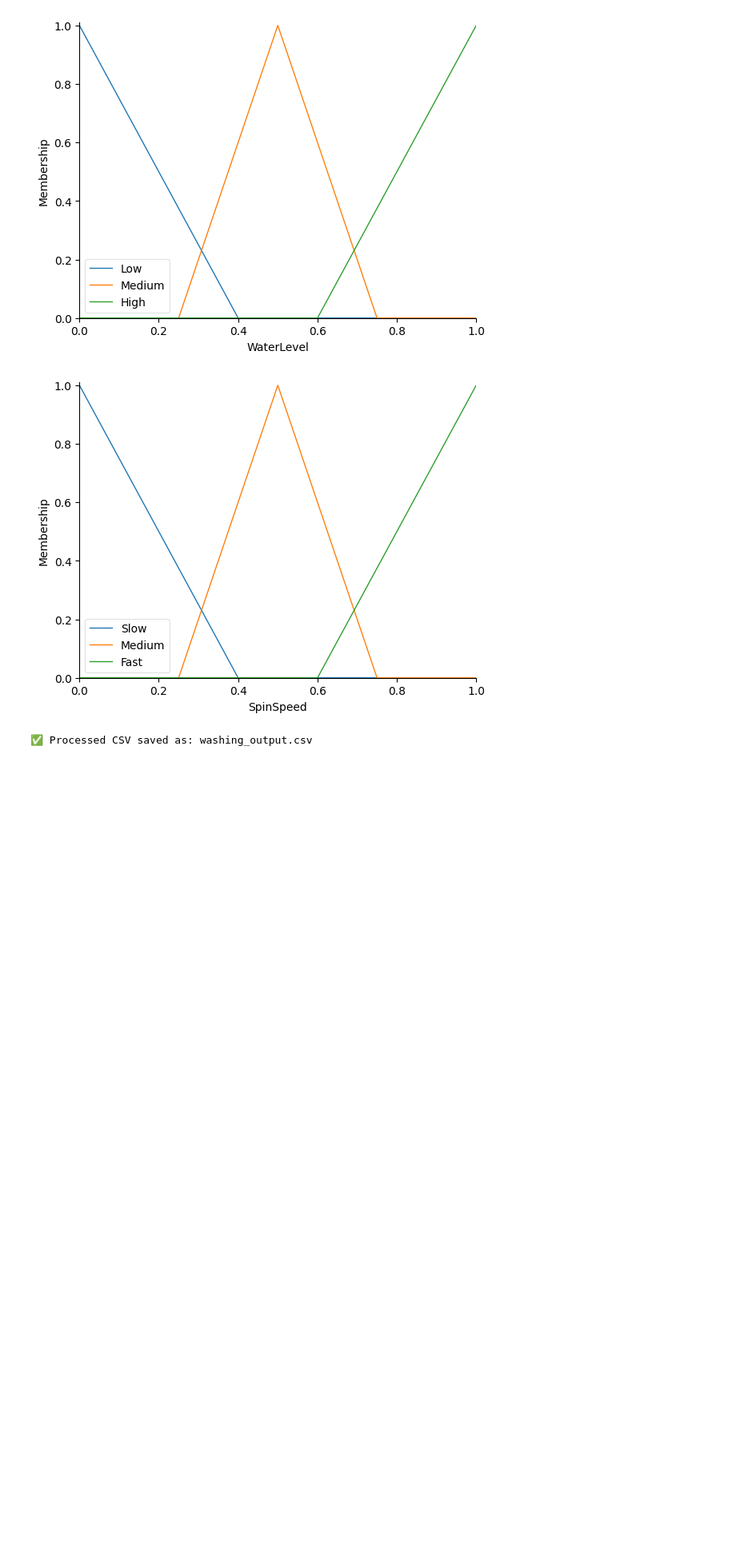
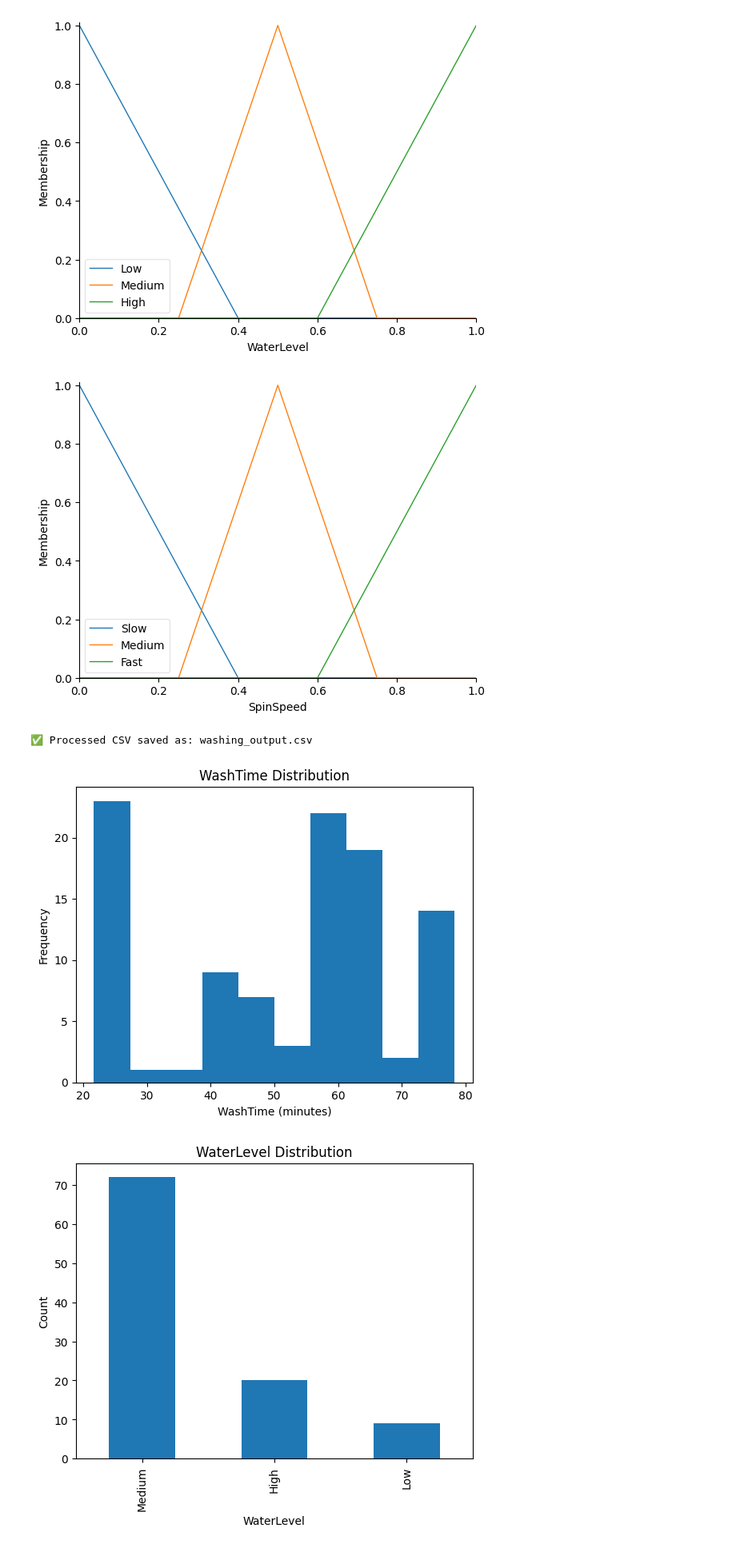
Before and after one commit to JovenWu/ai-course, a Jupyter notebook: pertemuan-02-fuzzy-logic/washing-machine-fuzzy.ipynb, the cells around one changed output. Shown: that part at 80% size. Cells and saved outputs as stored; diff of their text form; code cells hidden in the pictures; blank space fills up the shorter version.

```diff
--- a/pertemuan-02-fuzzy-logic/washing-machine-fuzzy.ipynb
+++ b/pertemuan-02-fuzzy-logic/washing-machine-fuzzy.ipynb
@@ -259,3 +259,40 @@ if __name__ == "__main__":
     process_csv("washing-data.csv", "washing_output.csv")
 # %% [output]
 ✅ Processed CSV saved as: washing_output.csv
+# %%
+df2 = pd.read_csv("washing_output.csv")
+
+# Plot 1: WashTime Histogram
+plt.figure()
+plt.hist(df2['WashTime'])
+plt.title('WashTime Distribution')
+plt.xlabel('WashTime (minutes)')
+plt.ylabel('Frequency')
+plt.show()
+
+# Plot 2: WaterLevel Bar Chart
+plt.figure()
+df2['WaterLevel'].value_counts().plot(kind='bar')
+plt.title('WaterLevel Distribution')
+plt.xlabel('WaterLevel')
+plt.ylabel('Count')
+plt.show()
+
+# Plot 3: SpinSpeed Bar Chart
+plt.figure()
+df2['SpinSpeed'].value_counts().plot(kind='bar')
+plt.title('SpinSpeed Distribution')
+plt.xlabel('SpinSpeed')
+plt.ylabel('Count')
+plt.show()
+
+# Plot 4: DirtLevel vs WashTime Scatter Plot
+plt.figure()
+plt.scatter(df2['DirtLevel'], df2['WashTime'])
+plt.title('DirtLevel vs WashTime')
+plt.xlabel('DirtLevel')
+plt.ylabel('WashTime')
+plt.show()
+# %% [output]
+[figure, added]
+[figure, added]
```
Also changed, not shown: parts of 1 cell of this notebook, 1 other file.
